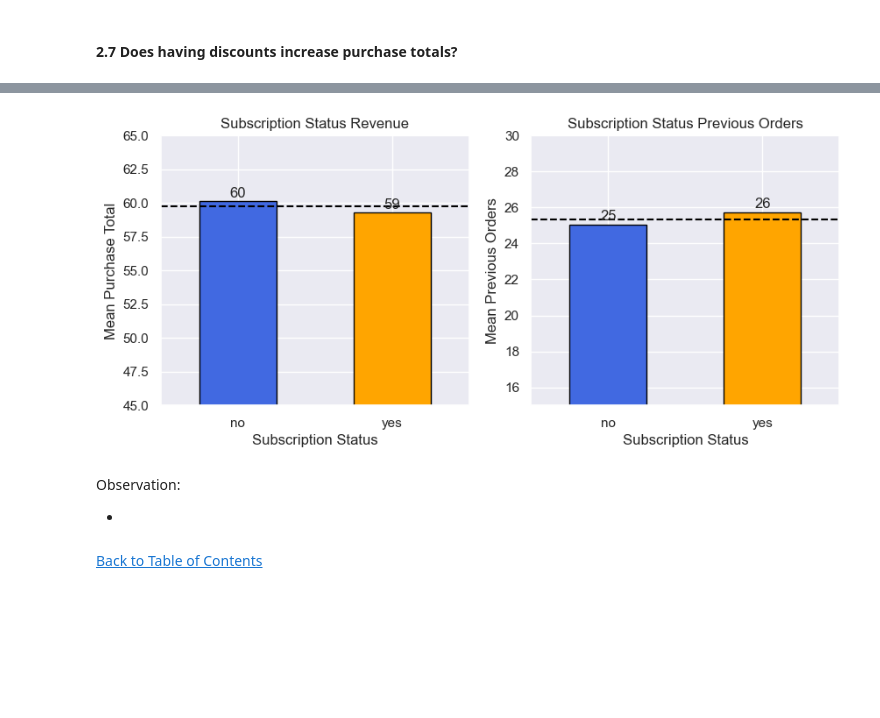
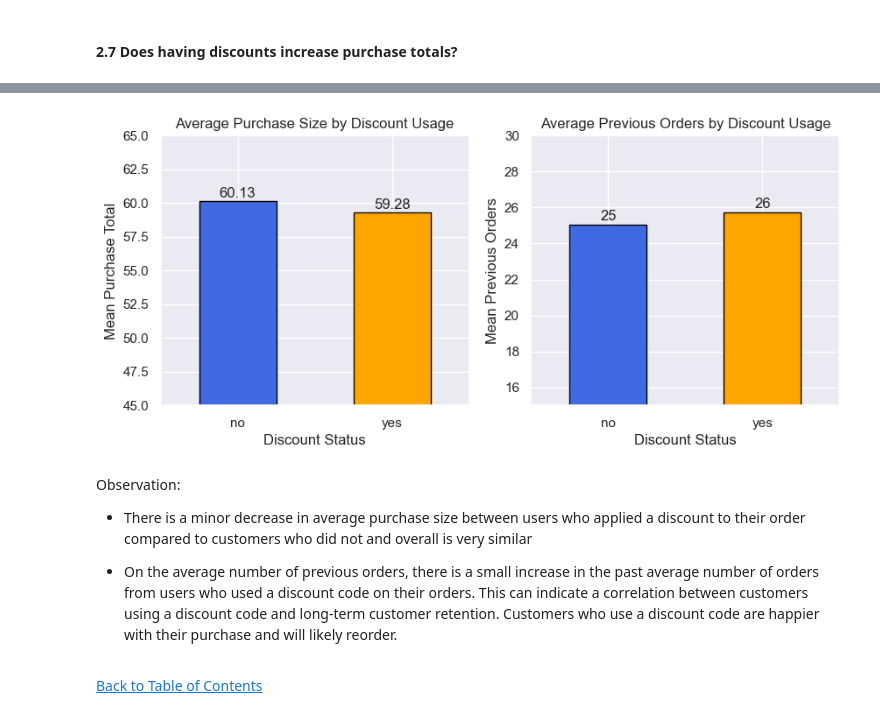
Before and after one commit to jasondo-da/shopping_behavior_analysis, a Jupyter notebook: shopping_behavior_analysis.ipynb, the cells around one changed output, grey strips where cells are left out. Drawn from its saved outputs; the diff is of its cells as text; code cells hidden in the pictures; blank space fills up the shorter version.

```diff
--- a/shopping_behavior_analysis.ipynb
+++ b/shopping_behavior_analysis.ipynb
@@ -963,54 +962,50 @@ Observation:
 # Setting figure size
 plt.figure(figsize=(10, 4))
 
-#
+# Plotting average cart totals by subscription status
 plt.subplot(1, 2, 1)
 sub_rev = df.groupby('sub_status')['usd_purchase_total'].mean().plot(kind='bar',
                                                                      color=['royalblue', 'orange'],
                                                                      edgecolor='black')
+# Creating loop to display numeric value on graph
 for r in sub_rev.patches:
     y_value = r.get_height()
     x_value = r.get_x() + r.get_width() / 2
     space = 1
-    label = '{:.0f}'.format(y_value)
+    label = '{:.1f}'.format(y_value)
     sub_rev.annotate(label,
                      (x_value, y_value),
                      xytext=(0, space),
                      textcoords='offset points',
                      ha='center',
                      va='bottom')
-plt.axhline(df['usd_purchase_total'].mean(),
-            color='black',
-            linestyle='--')
 plt.title('Subscription Status Revenue')
 plt.xlabel('Subscription Status')
-plt.ylabel('Mean Purchase Total')
-plt.ylim(45, 65)
+plt.ylabel('Average Purchase Total')
+plt.ylim(50, 65)
 plt.xticks(rotation=0)
 
-#
+# Plotting average previous orders by subscription status
 plt.subplot(1, 2, 2)
 sub_orders = df.groupby('sub_status')['previous_orders'].mean().plot(kind='bar',
                                                                      color=['royalblue', 'orange'],
                                                                      edgecolor='black')
+# Creating loop to display numeric value on graph
 for r in sub_orders.patches:
     y_value = r.get_height()
     x_value = r.get_x() + r.get_width() / 2
     space = 1
-    label = '{:.0f}'.format(y_value)
+    label = '{:.1f}'.format(y_value)
     sub_orders.annotate(label,
                         (x_value, y_value),
                         xytext=(0, space),
                         textcoords='offset points',
                         ha='center',
                         va='bottom')
-plt.axhline(df['previous_orders'].mean(),
-            color='black',
-            linestyle='--')
 plt.title('Subscription Status Previous Orders')
 plt.xlabel('Subscription Status')
 plt.xticks(rotation=0)
-plt.ylabel('Mean Previous Orders')
+plt.ylabel('Average Previous Orders')
 plt.ylim(15, 30)
 plt.show()
 # %% [output]
@@ -1026,61 +1032,61 @@ Observation:
 # %%
-#
+# Setting figure size
 plt.figure(figsize=(10, 4))
 
+# Plotting the average cart total based on whether a discount is used
 plt.subplot(1, 2, 1)
 disc_sales = df.groupby('discount_applied')['usd_purchase_total'].mean().plot(kind='bar',
                                                                               color=['royalblue', 'orange'],
                                                                               edgecolor='black')
+# Creating loop to display numeric value on graph
 for r in disc_sales.patches:
     y_value = r.get_height()
     x_value = r.get_x() + r.get_width() / 2
     space = 1
-    label = '{:.0f}'.format(y_value)
+    label = '{:.2f}'.format(y_value)
     disc_sales.annotate(label,
                         (x_value, y_value),
                         xytext=(0, space),
                         textcoords='offset points',
                         ha='center',
                         va='bottom')
-plt.axhline(df['usd_purchase_total'].mean(),
-            color='black',
-            linestyle='--')
-plt.title('Subscription Status Revenue')
-plt.xlabel('Subscription Status')
+plt.title('Average Purchase Size by Discount Usage')
+plt.xlabel('Discount Status')
 plt.ylabel('Mean Purchase Total')
 plt.ylim(45, 65)
 plt.xticks(rotation=0)
 
+# Plotting the total previous orders made based on whether a discount is used
 plt.subplot(1, 2, 2)
 disc_orders = df.groupby('discount_applied')['previous_orders'].mean().round(2).plot(kind='bar',
                                                                    color=['royalblue', 'orange'],
                                                                    edgecolor='black')
+# Creating loop to display numeric value on graph
 for r in disc_orders.patches:
     y_value = r.get_height()
     x_value = r.get_x() + r.get_width() / 2
     space = 1
     label = '{:.0f}'.format(y_value)
     disc_orders.annotate(label,
                          (x_value, y_value),
                          xytext=(0, space),
                          textcoords='offset points',
                          ha='center',
                          va='bottom')
-plt.axhline(df['previous_orders'].mean(),
-            color='black',
-            linestyle='--')
-plt.title('Subscription Status Previous Orders')
-plt.xlabel('Subscription Status')
+plt.title('Average Previous Orders by Discount Usage')
+plt.xlabel('Discount Status')
 plt.xticks(rotation=0)
 plt.ylabel('Mean Previous Orders')
 plt.ylim(15, 30)
 plt.show()
 # %% [output]
-[figure, old version]
+[figure, new version]
-# %% [markdown]
-Observation:
-
--
+# %% [markdown]
+Observation:
+
+-  There is a minor decrease in average purchase size between users who applied a discount to their order compared to customers who did not and overall is very similar
+
+- On the average number of previous orders, there is a small increase in the past average number of orders from users who used a discount code on their orders. This can indicate a correlation between customers using a discount code and long-term customer retention. Customers who use a discount code are happier with their purchase and will likely reorder.
 # %% [markdown]
 [Back to Table of Contents](#back)
 # %% [markdown]
```
Also changed, not shown: parts of 10 cells of this notebook.
